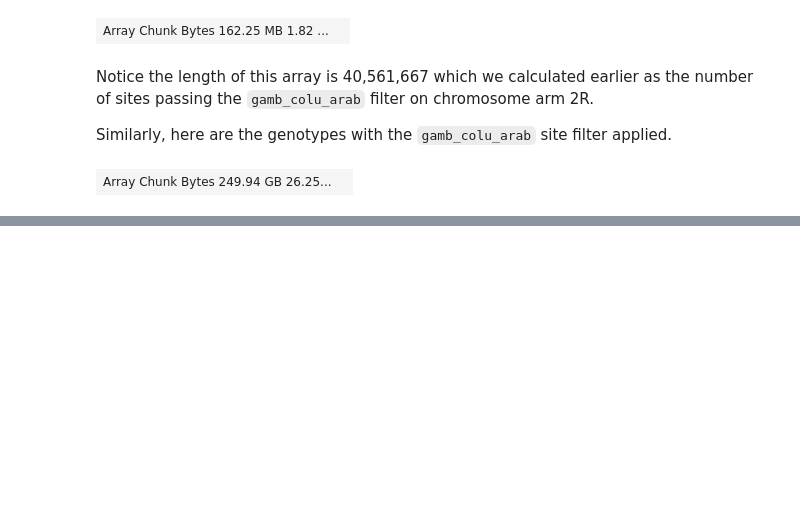
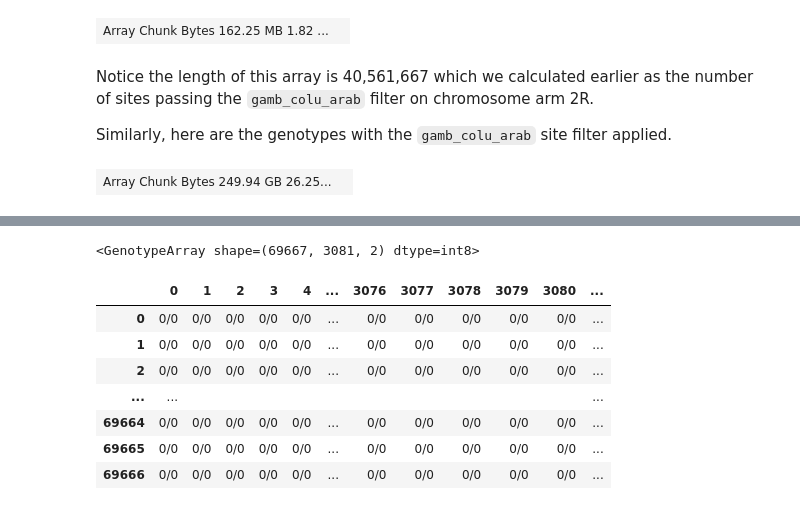
Before and after one commit to malariagen/vector-data, a Jupyter notebook: docs/ag3/examples/snps.ipynb, the cells around one changed output, grey strips where cells are left out. Cells and saved outputs as stored; diff of their text form; code cells hidden in the pictures; blank space fills up the shorter version.

Commit message:
locate snps

```diff
--- a/docs/ag3/examples/snps.ipynb
+++ b/docs/ag3/examples/snps.ipynb
@@ -658,0 +649,4 @@ df_samples.head()
+# %%
+pos, ref, alt = ag3.snp_sites(contig="2L")
+pos = allel.SortedIndex(pos)
+pos
@@ -658,0 +678,5 @@ df_samples.head()
+# %%
+# access the genotypes
+gt = ag3.snp_genotypes(contig="2L", sample_sets="v3")
+gt_site = gt[loc_site].compute()
+gt_site
@@ -658,0 +706,3 @@ df_samples.head()
+# %%
+loc_region = pos.locate_range(2358158, 2431617)
+loc_region
@@ -658,0 +737,16 @@ df_samples.head()
+# %%
+# genotypes
+gt_region = gt[loc_region].compute()
+# wrap as GenotypeArray for convenience
+gt_region = allel.GenotypeArray(gt_region)
+gt_region
+# %% [output]
+<GenotypeArray shape=(69667, 3081, 2) dtype=int8>
+|  | 0 | 1 | 2 | 3 | 4 | ... | 3076 | 3077 | 3078 | 3079 | 3080 | ... |
+| 0 | 0/0 | 0/0 | 0/0 | 0/0 | 0/0 | ... | 0/0 | 0/0 | 0/0 | 0/0 | 0/0 | ... |
+| 1 | 0/0 | 0/0 | 0/0 | 0/0 | 0/0 | ... | 0/0 | 0/0 | 0/0 | 0/0 | 0/0 | ... |
+| 2 | 0/0 | 0/0 | 0/0 | 0/0 | 0/0 | ... | 0/0 | 0/0 | 0/0 | 0/0 | 0/0 | ... |
+| ... | ... |  |  |  |  |  |  |  |  |  |  | ... |
+| 69664 | 0/0 | 0/0 | 0/0 | 0/0 | 0/0 | ... | 0/0 | 0/0 | 0/0 | 0/0 | 0/0 | ... |
+| 69665 | 0/0 | 0/0 | 0/0 | 0/0 | 0/0 | ... | 0/0 | 0/0 | 0/0 | 0/0 | 0/0 | ... |
+| 69666 | 0/0 | 0/0 | 0/0 | 0/0 | 0/0 | ... | 0/0 | 0/0 | 0/0 | 0/0 | 0/0 | ... |
```
Also changed, not shown: parts of 23 cells of this notebook.
